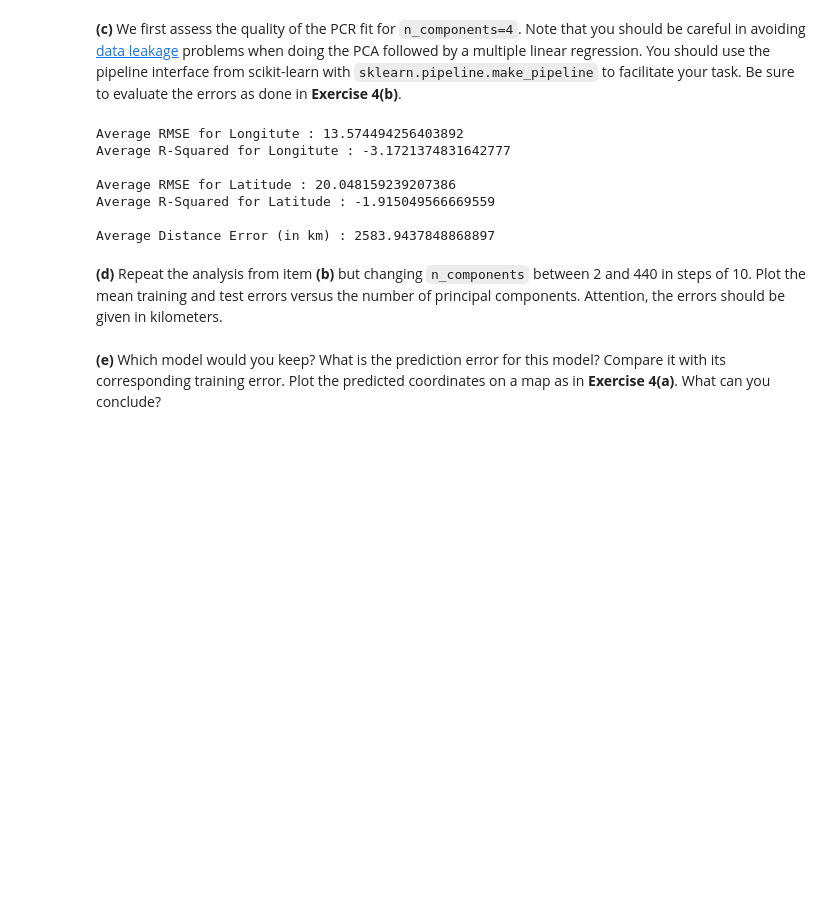
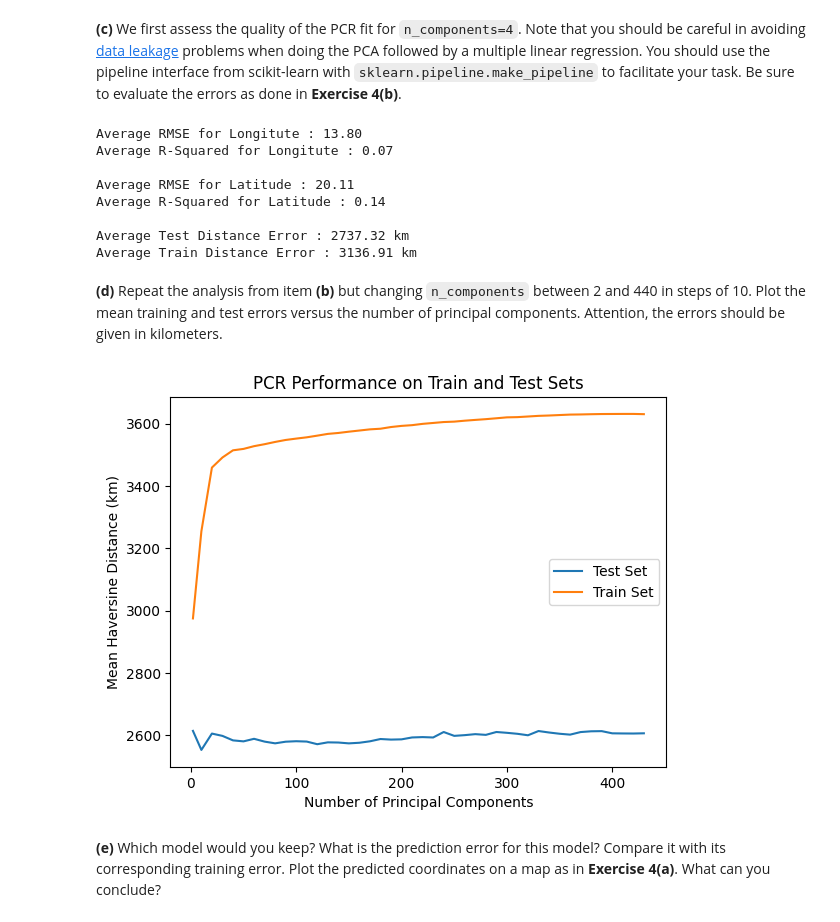
Before and after one commit to giangNguyen2007/statistical_learning, a Jupyter notebook: TP2/TP2.ipynb, the cells around one changed output. Saved outputs shown, nothing was run; the diff lists cells and outputs as text; code cells hidden in the pictures; blank space fills up the shorter version.

```diff
--- a/TP2/TP2.ipynb
+++ b/TP2/TP2.ipynb
@@ -389,7 +409,7 @@ def cross_validation(n_component, n_splits):
 
     rmse_scores_long, rmse_scores_lat  = [], []
     r2_scores_long, r2_scores_lat = [], []
-    distances = []
+    distances_test, distances_train = [], []
 
     for train_idx, test_idx in group_kfold.split(X, y, groups=dataset['PopID']):
         X_train, X_test = X.iloc[train_idx], X.iloc[test_idx]
@@ -408,40 +428,60 @@ def cross_validation(n_component, n_splits):
         rmse_scores_lat.append(rmse_lat)
         r2_scores_lat.append(r2_lat)
 
+        # Error in distance of the prediction
         real_coords = np.radians(np.column_stack((y_test['lat'], y_test['long'])))
         predicted_coords = np.radians(np.column_stack((y_pred[:, 1], y_pred[:, 0])))
 
-        distances.append(np.mean(haversine_distances(real_coords, predicted_coords) * 6371))
+        distances_test.append(np.mean(haversine_distances(real_coords, predicted_coords) * 6371))
 
-    return np.mean(rmse_scores_long), np.mean(r2_scores_long), np.mean(rmse_scores_lat), np.mean(r2_scores_lat), np.mean(distances)
+        # Error in distance of the prediction on the train set
+        y_pred_train = pcr_pipeline.predict(X_train)
+        real_coords = np.radians(np.column_stack((y_train['lat'], y_train['long'])))
+        predicted_coords = np.radians(np.column_stack((y_pred_train[:, 1], y_pred_train[:, 0])))
 
-cv = cross_validation(4, 10)
+        distances_train.append(np.mean(haversine_distances(real_coords, predicted_coords) * 6371))
 
-print(f"Average RMSE for Longitute : {cv[0]}\nAverage R-Squared for Longitute : {cv[1]}\n")
-print(f"Average RMSE for Latitude : {cv[2]}\nAverage R-Squared for Latitude : {cv[3]}\n")
-print(f"Average Distance Error (in km) : {cv[4]}")
+    return np.mean(rmse_scores_long), np.mean(r2_scores_long), np.mean(rmse_scores_lat), np.mean(r2_scores_lat), np.mean(distances_test), np.mean(distances_train)
+
+cv = cross_validation(4, 5)
+
+print(f"Average RMSE for Longitute : {cv[0]:.2f}\nAverage R-Squared for Longitute : {cv[1]:.2f}\n")
+print(f"Average RMSE for Latitude : {cv[2]:.2f}\nAverage R-Squared for Latitude : {cv[3]:.2f}\n")
+print(f"Average Test Distance Error : {cv[4]:.2f} km")
+print(f"Average Train Distance Error : {cv[5]:.2f} km")
 # %% [output]
-Average RMSE for Longitute : 13.574494256403892
-Average R-Squared for Longitute : -3.1721374831642777
+Average RMSE for Longitute : 13.80
+Average R-Squared for Longitute : 0.07
 
-Average RMSE for Latitude : 20.048159239207386
-Average R-Squared for Latitude : -1.915049566669559
+Average RMSE for Latitude : 20.11
+Average R-Squared for Latitude : 0.14
 
-Average Distance Error (in km) : 2583.9437848868897
+Average Test Distance Error : 2737.32 km
+Average Train Distance Error : 3136.91 km
 # %% [markdown]
 **(d)** Repeat the analysis from item **(b)** but changing `n_components` between 2 and 440 in steps of 10. Plot the mean training and test errors versus the number of principal components. Attention, the errors should be given in kilometers.
 # %%
-results = [cross_validation(2, 20)]
+results = [cross_validation(2, 10)]
 n_components = [2]
 
 for i in range(10, 440, 10):
-    results.append(cross_validation(i, 20))
+    results.append(cross_validation(i, 10))
     n_components.append(i)
 
-distances = [result[-1] for result in results]
+distances_test = [result[-2] for result in results]
+distances_train = [result[-1] for result in results]
 
-plt.plot(n_components, distances)
+plt.plot(n_components, distances_test, label="Test Set")
+plt.plot(n_components, distances_train, label="Train Set")
+
+plt.xlabel("Number of Principal Components")
+plt.ylabel("Mean Haversine Distance (km)")
+plt.title("PCR Performance on Train and Test Sets")
+
+plt.legend()
 plt.show()
+# %% [output]
+[figure, added]
 # %% [markdown]
 **(e)** Which model would you keep? What is the prediction error for this model? Compare it with its corresponding training error. Plot the predicted coordinates on a map as in **Exercise 4(a)**. What can you conclude?
 # %% [markdown]
```
Also changed, not shown: parts of 2 cells of this notebook.
